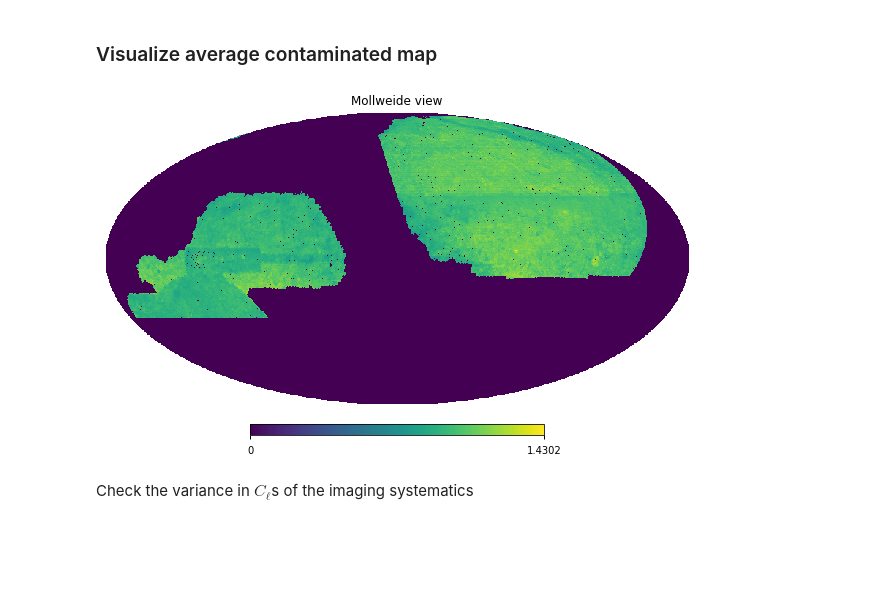
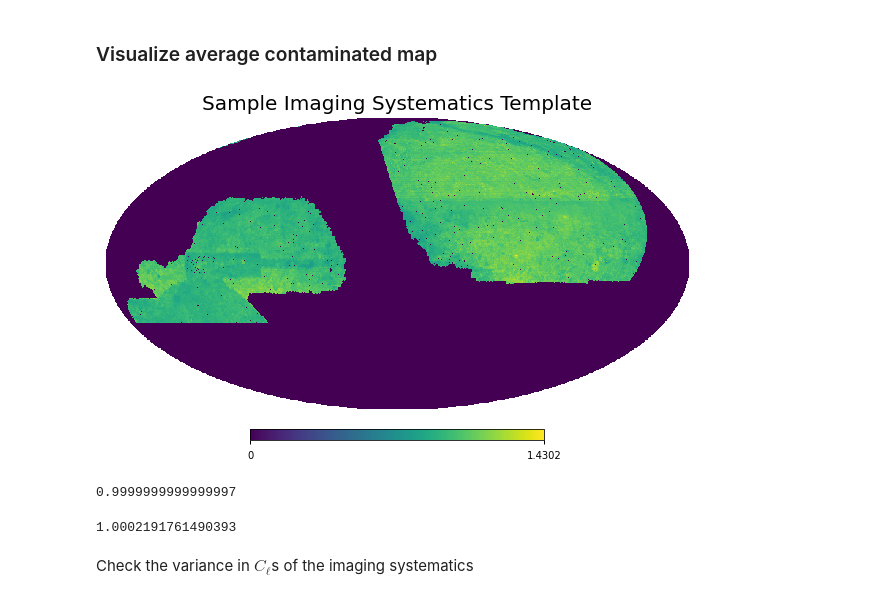
Before and after one commit to tanveerkarim/imaging-sys-covariance, a Jupyter notebook: notebooks/Cov_Matrix_Window.ipynb, the cells around one changed output. Cells and saved outputs as stored; diff of their text form; code cells hidden in the pictures; blank space fills up the shorter version.

```diff
--- a/notebooks/Cov_Matrix_Window.ipynb
+++ b/notebooks/Cov_Matrix_Window.ipynb
@@ -205,10 +209,20 @@ np.mean((cls_true/(cls_elg_th))[(ell > lmin) & (ell < LMAX)])
 # %%
 #save for future use
 #np.save("../dat/windows_1000mocks/Favg/Favg_map.npy", Favg_map)
 Favg_map = np.load("../dat/windows_1000mocks/Favg/Favg_map.npy")
 hp.mollview(Favg_map, rot = -85)
+plt.title("Sample Imaging Systematics Template", fontsize = 20)
+plt.savefig("../plots/img-sys-template.png", dpi = 300)
 # %% [output]
-[figure, old version]
+[figure, new version]
+# %%
+np.mean(Favg_map[mask])
+# %% [output]
+0.9999999999999997
+# %%
+np.mean(1/Favg_map[(mask) & (Favg_map > 0.8)])
+# %% [output]
+1.0002191761490393
 # %% [markdown]
 Check the variance in $C_{\ell}$s of the imaging systematics
 # %%
```
Also changed, not shown: parts of 51 cells of this notebook, 5 other files.
